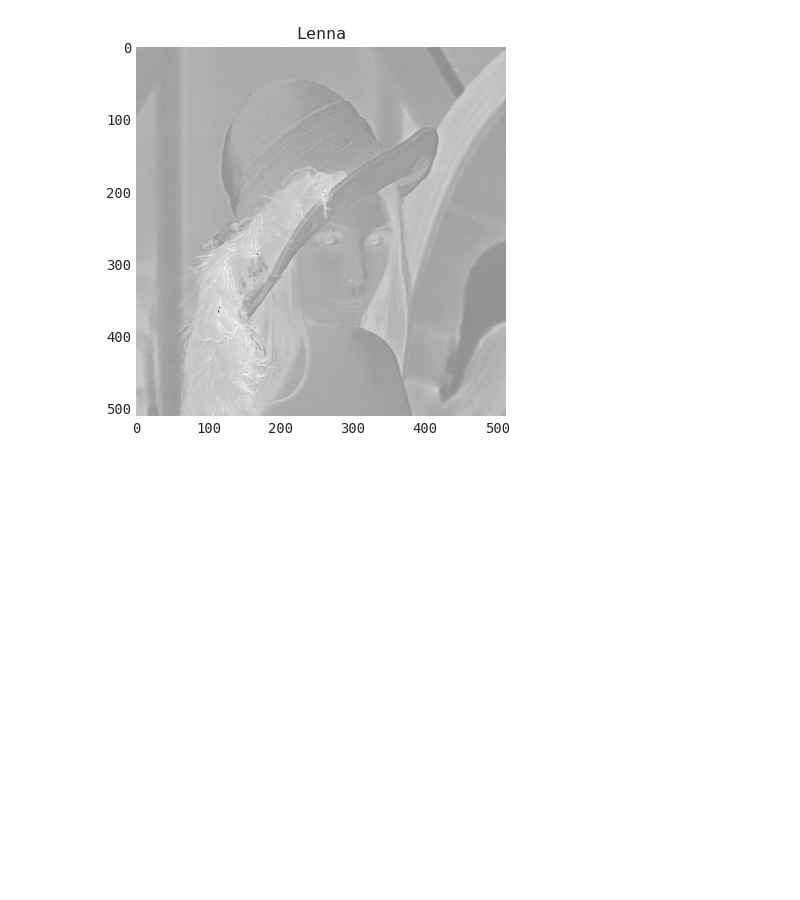
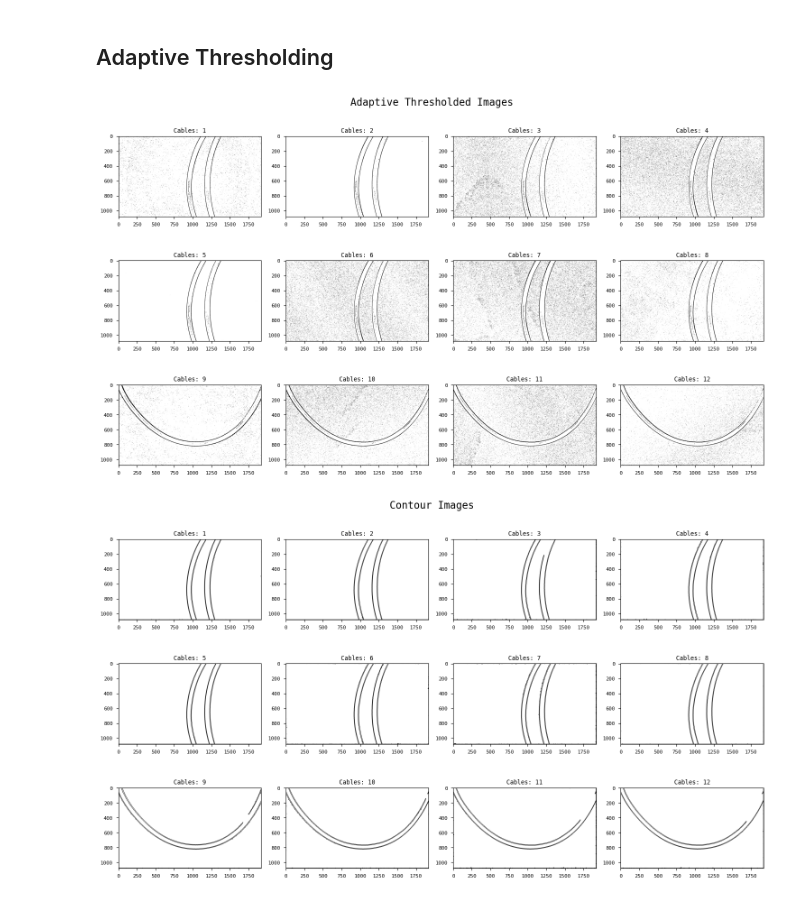
Before and after one commit to SparrowHere/img-procc, a Jupyter notebook: src/test.ipynb, the cells around one changed output. Cells and saved outputs as stored; diff of their text form; code cells hidden in the pictures; blank space fills up the shorter version.

```diff
--- a/src/test.ipynb
+++ b/src/test.ipynb
@@ -24,5 +8,0 @@ plt.title("Histogram");
-# %%
-plt.imshow(lenna[:,:,0], cmap = "gray");
-1plt.title("Lenna");
-# %% [output]
-[figure, removed]
@@ -28,0 +11,51 @@ plt.imshow(lenna[:,:,0], cmap = "gray");
+# %%
+CABLES = [
+    PATH + "/1.png",
+    PATH + "/2.png",
+    PATH + "/3.png",
+    PATH + "/4.png",
+    PATH + "/5.png",
+    PATH + "/6.png",
+    PATH + "/7.png",
+    PATH + "/9.png",
+    PATH + "/11.png",
+    PATH + "/12.png",
+    PATH + "/14.png",
+    PATH + "/15.png",
+    PATH + "/16.png"
+]
+# %%
+cables = [cv2.imread(cable) for cable in CABLES]
+gray_cables = [cv2.cvtColor(cable, cv2.COLOR_BGR2GRAY) for cable in cables]
+# %% [markdown]
+## Adaptive Thresholding
+# %%
+adaptive_thresholded_images = []
+
+for cable in cables:
+    img = cv2.cvtColor(cable, cv2.COLOR_RGB2GRAY)
+    adaptive_thresh = cv2.adaptiveThreshold(img, 255, cv2.ADAPTIVE_THRESH_MEAN_C, cv2.THRESH_BINARY, 11, 2)
+    adaptive_thresholded_images.append(adaptive_thresh)
+
+# Get rid of the salt-pepper noise
+for i in range(12):
+    adaptive_thresholded_images[i] = cv2.medianBlur(adaptive_thresholded_images[i], 5)
+
+# Extract the contours from the adaptive thresholded images
+contours = []
+for i in range(12):
+    contours.append(cv2.findContours(adaptive_thresholded_images[i], cv2.RETR_EXTERNAL, cv2.CHAIN_APPROX_SIMPLE)[0])
+
+# Draw the contours
+contour_images = []
+for i in range(12):
+    contour_image = np.zeros_like(adaptive_thresholded_images[i])
+    cv2.drawContours(contour_image, contours[i], -1, (255 ,255, 255), 3)
+    contour_images.append(contour_image)
+
+# Improve the brightness and contrast of the contour images
+for i in range(12):
+    contour_images[i] = np.log(contour_images[i] + 2)
+# %% [output]
+[figure, added]
+[figure, added]
```
Also changed, not shown: parts of 4 cells of this notebook, 20 other files.
